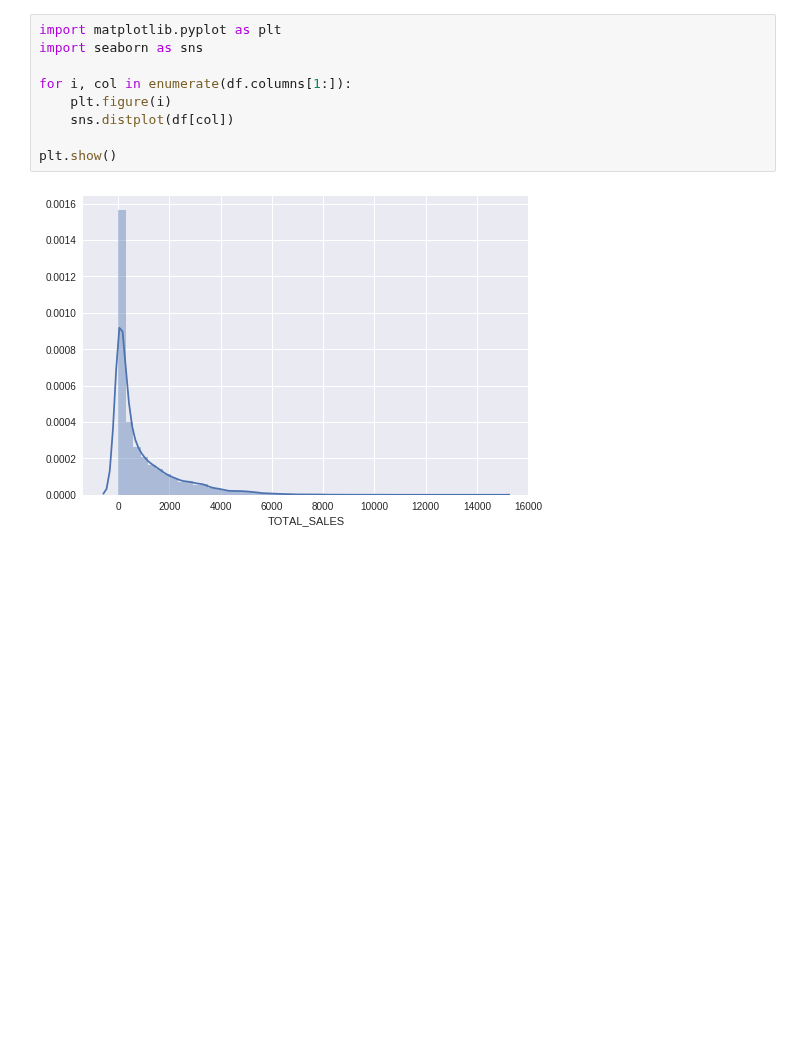
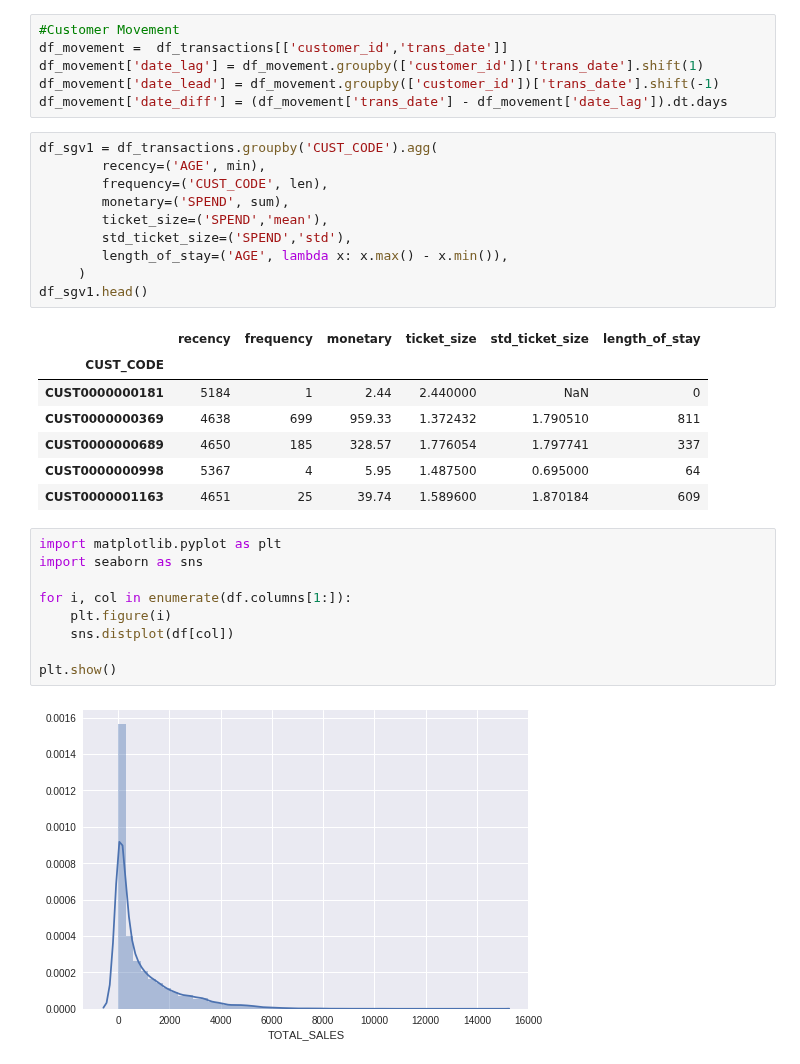
Before and after one commit to PisutSukpool/CRM-Analytics, a Jupyter notebook: Homework 06/Clustering.ipynb, the cells around one changed output. Cells and saved outputs as stored; diff of their text form; blank space fills up the shorter version.

```diff
--- a/Homework 06/Clustering.ipynb
+++ b/Homework 06/Clustering.ipynb
@@ -16,3 +52,27 @@ df = pd.io.gbq.read_gbq(sql , project_id=project_id, verbose=False, dialect="sta
+# %%
+#Customer Movement
+df_movement =  df_transactions[['customer_id','trans_date']]
+df_movement['date_lag'] = df_movement.groupby(['customer_id'])['trans_date'].shift(1)
+df_movement['date_lead'] = df_movement.groupby(['customer_id'])['trans_date'].shift(-1)
+df_movement['date_diff'] = (df_movement['trans_date'] - df_movement['date_lag']).dt.days
+# %%
+df_sgv1 = df_transactions.groupby('CUST_CODE').agg(
+        recency=('AGE', min),
+        frequency=('CUST_CODE', len),
+        monetary=('SPEND', sum),
+        ticket_size=('SPEND','mean'),
+        std_ticket_size=('SPEND','std'),
+        length_of_stay=('AGE', lambda x: x.max() - x.min()),
+     )
+df_sgv1.head()
+# %% [output]
+|  | recency | frequency | monetary | ticket_size | std_ticket_size | length_of_stay |
+| CUST_CODE |  |  |  |  |  |  |
+| CUST0000000181 | 5184 | 1 | 2.44 | 2.440000 | NaN | 0 |
+| CUST0000000369 | 4638 | 699 | 959.33 | 1.372432 | 1.790510 | 811 |
+| CUST0000000689 | 4650 | 185 | 328.57 | 1.776054 | 1.797741 | 337 |
+| CUST0000000998 | 5367 | 4 | 5.95 | 1.487500 | 0.695000 | 64 |
+| CUST0000001163 | 4651 | 25 | 39.74 | 1.589600 | 1.870184 | 609 |
 # %%
 import matplotlib.pyplot as plt
 import seaborn as sns
```
Also changed, not shown: parts of 6 cells of this notebook.
